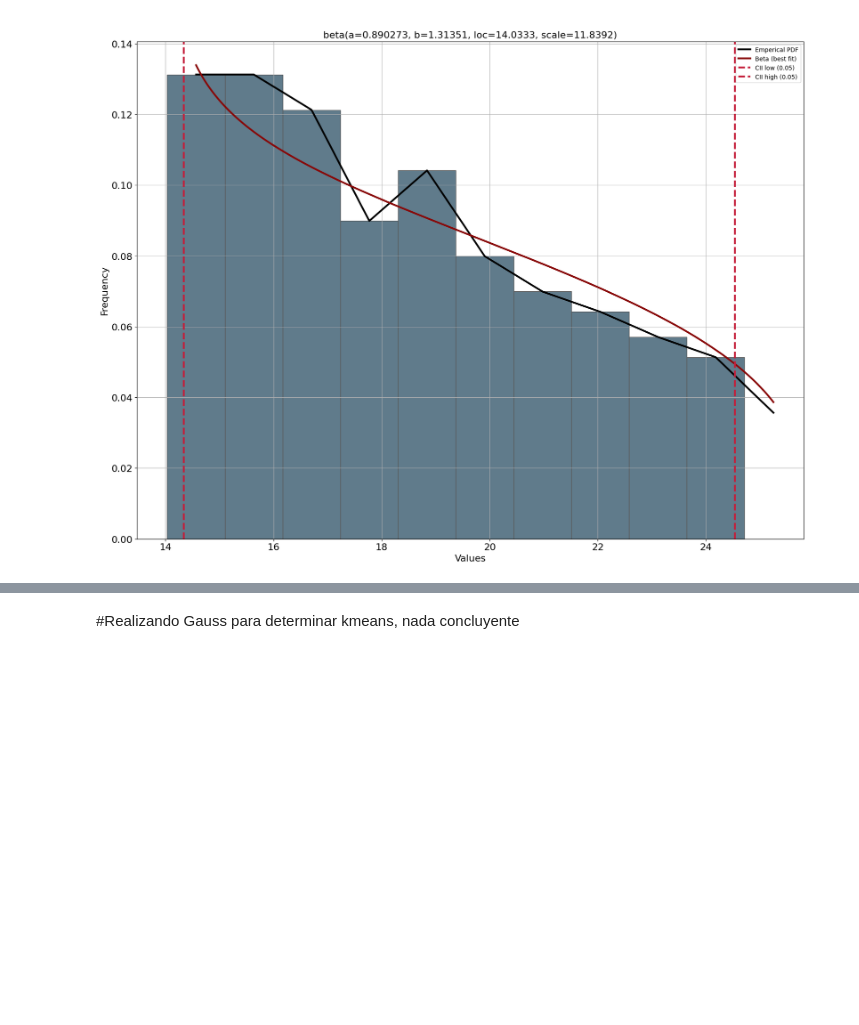
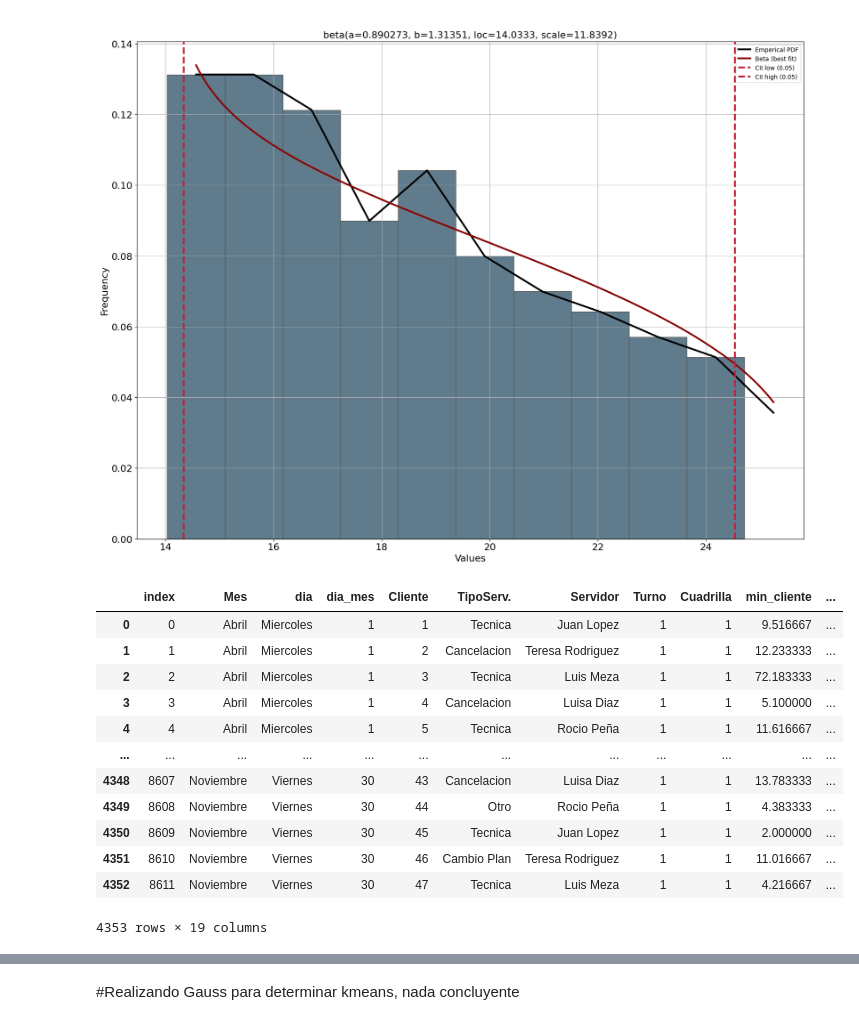
Before and after one commit to TonioFlag/ProyectoFinalColas, a Jupyter notebook: kmeans.ipynb, the cells around one changed output, grey strips where cells are left out. Saved outputs shown, nothing was run; the diff lists cells and outputs as text; code cells hidden in the pictures; blank space fills up the shorter version.

```diff
--- a/kmeans.ipynb
+++ b/kmeans.ipynb
@@ -257,3 +257,19 @@ fit(1,5)
 [figure]
 [figure]
 [figure]
+# %%
+base
+# %% [output]
+|  | index | Mes | dia | dia_mes | Cliente | TipoServ. | Servidor | Turno | Cuadrilla | min_cliente | ... |
+| 0 | 0 | Abril | Miercoles | 1 | 1 | Tecnica | Juan Lopez | 1 | 1 | 9.516667 | ... |
+| 1 | 1 | Abril | Miercoles | 1 | 2 | Cancelacion | Teresa Rodriguez | 1 | 1 | 12.233333 | ... |
+| 2 | 2 | Abril | Miercoles | 1 | 3 | Tecnica | Luis Meza | 1 | 1 | 72.183333 | ... |
+| 3 | 3 | Abril | Miercoles | 1 | 4 | Cancelacion | Luisa Diaz | 1 | 1 | 5.100000 | ... |
+| 4 | 4 | Abril | Miercoles | 1 | 5 | Tecnica | Rocio Peña | 1 | 1 | 11.616667 | ... |
+| ... | ... | ... | ... | ... | ... | ... | ... | ... | ... | ... | ... |
+| 4348 | 8607 | Noviembre | Viernes | 30 | 43 | Cancelacion | Luisa Diaz | 1 | 1 | 13.783333 | ... |
+| 4349 | 8608 | Noviembre | Viernes | 30 | 44 | Otro | Rocio Peña | 1 | 1 | 4.383333 | ... |
+| 4350 | 8609 | Noviembre | Viernes | 30 | 45 | Tecnica | Juan Lopez | 1 | 1 | 2.000000 | ... |
+| 4351 | 8610 | Noviembre | Viernes | 30 | 46 | Cambio Plan | Teresa Rodriguez | 1 | 1 | 11.016667 | ... |
+| 4352 | 8611 | Noviembre | Viernes | 30 | 47 | Tecnica | Luis Meza | 1 | 1 | 4.216667 | ... |
+4353 rows × 19 columns
```
Also changed, not shown: parts of 1 cell of this notebook.
